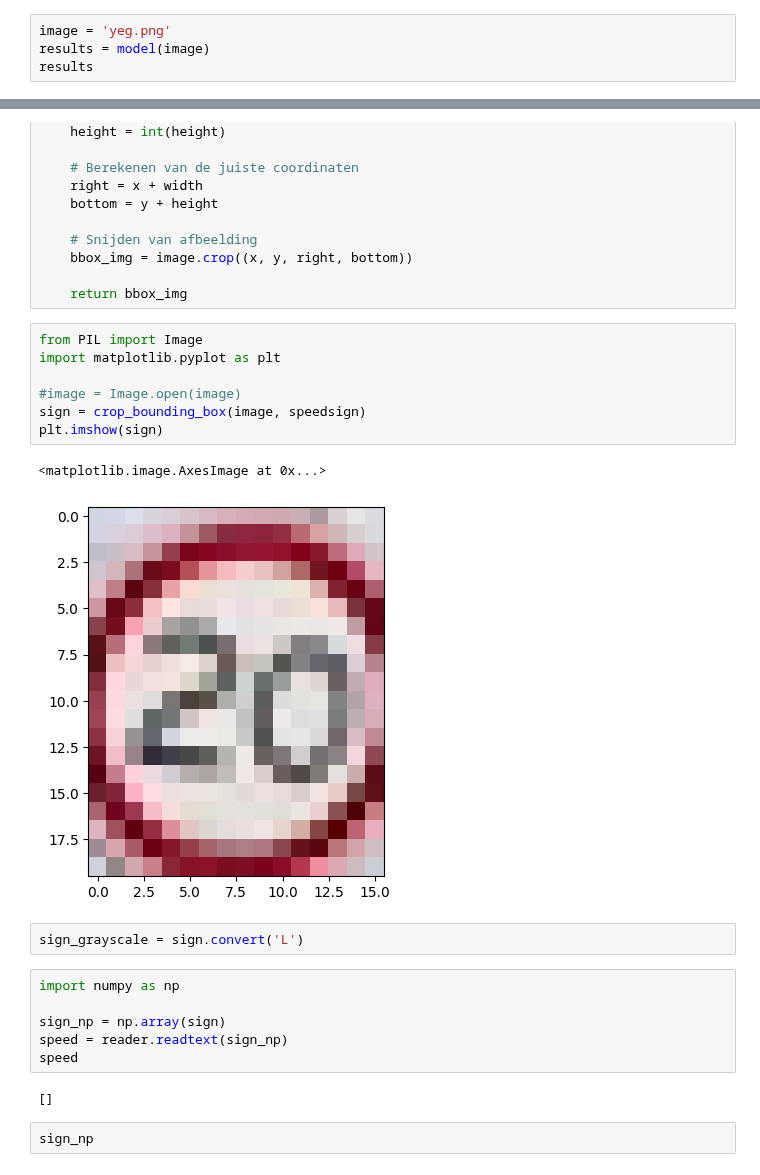
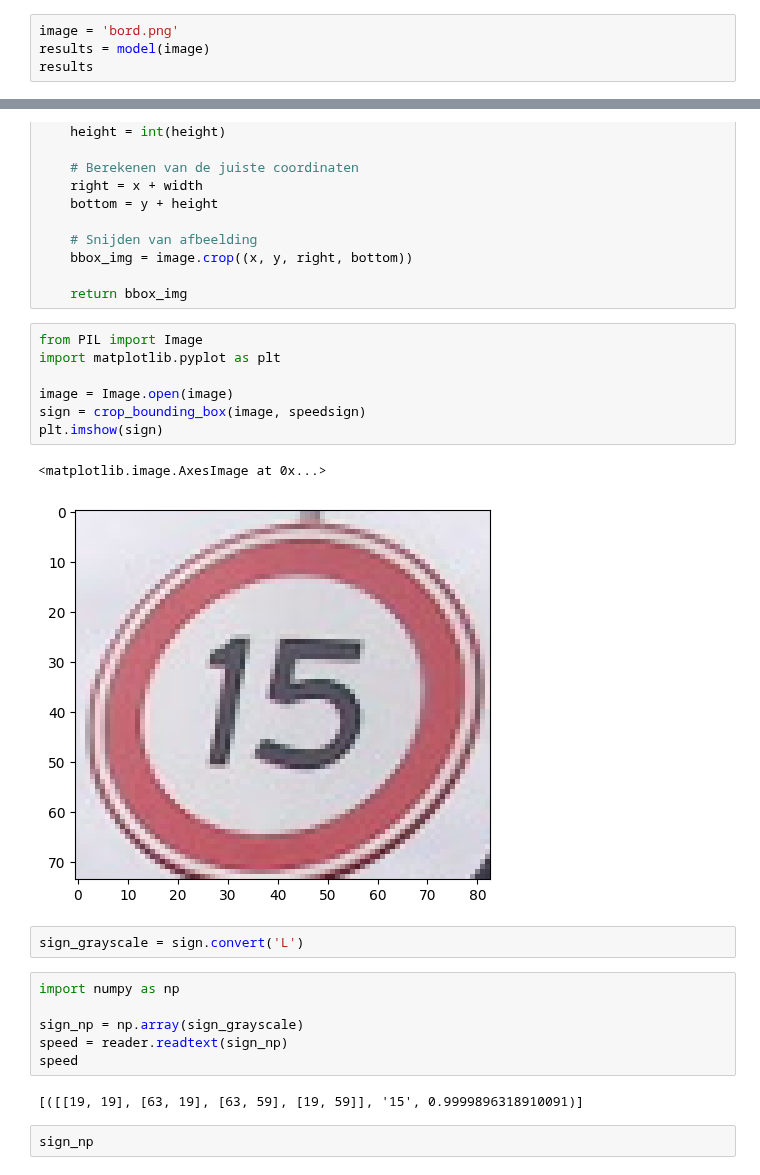
Before and after one commit to MartijnGorissen/SelfDrivingPepper, a Jupyter notebook: Snelheidsborden/testen van code.ipynb, the cells around one changed output, grey strips where cells are left out. Cells and saved outputs as stored; diff of their text form.

```diff
--- a/Snelheidsborden/testen van code.ipynb
+++ b/Snelheidsborden/testen van code.ipynb
@@ -139,5 +140,5 @@ TypeError: unsupported operand type(s) for /: 'int' and 'list'
 # %%
-image = 'yeg.png'
+image = 'bord.png'
 results = model(image)
 results
 # %% [output]
@@ -254,23 +255,23 @@ def crop_bounding_box(image, bbox):
 # %%
 from PIL import Image
 import matplotlib.pyplot as plt
 
-#image = Image.open(image)
+image = Image.open(image)
 sign = crop_bounding_box(image, speedsign)
 plt.imshow(sign)
 # %% [output]
 <matplotlib.image.AxesImage at 0x...>
-[figure, old version]
+[figure, new version]
 # %%
 sign_grayscale = sign.convert('L')
 # %%
 import numpy as np
 
-sign_np = np.array(sign)
+sign_np = np.array(sign_grayscale)
 speed = reader.readtext(sign_np)
 speed
 # %% [output]
-[]
+[([[19, 19], [63, 19], [63, 59], [19, 59]], '15', 0.9999896318910091)]
 # %%
 sign_np
 # %% [output]
```
Also changed, not shown: parts of 9 cells of this notebook.
